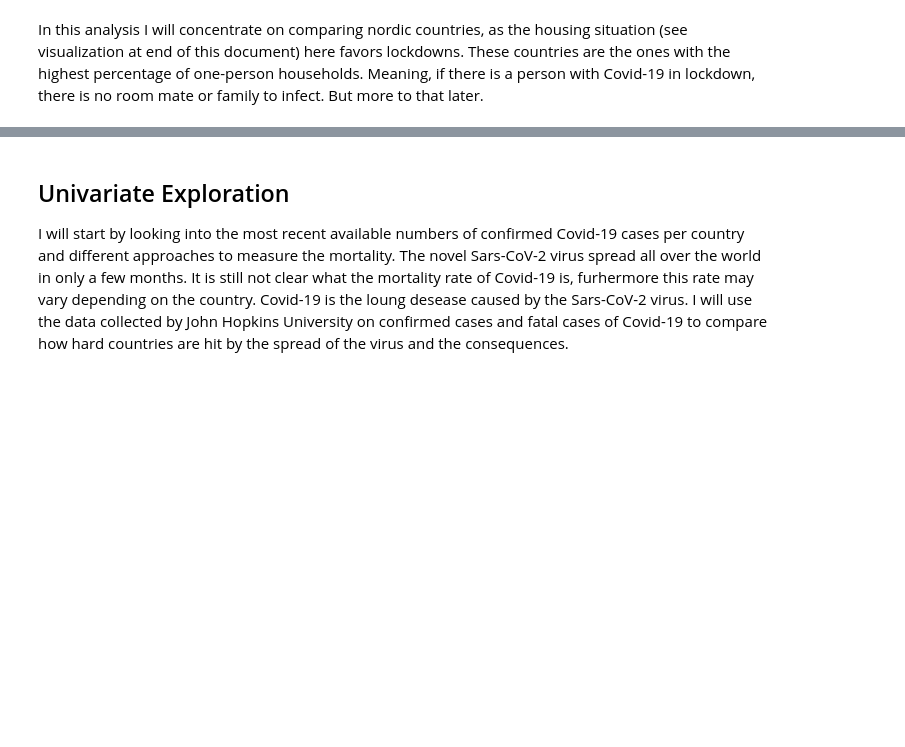
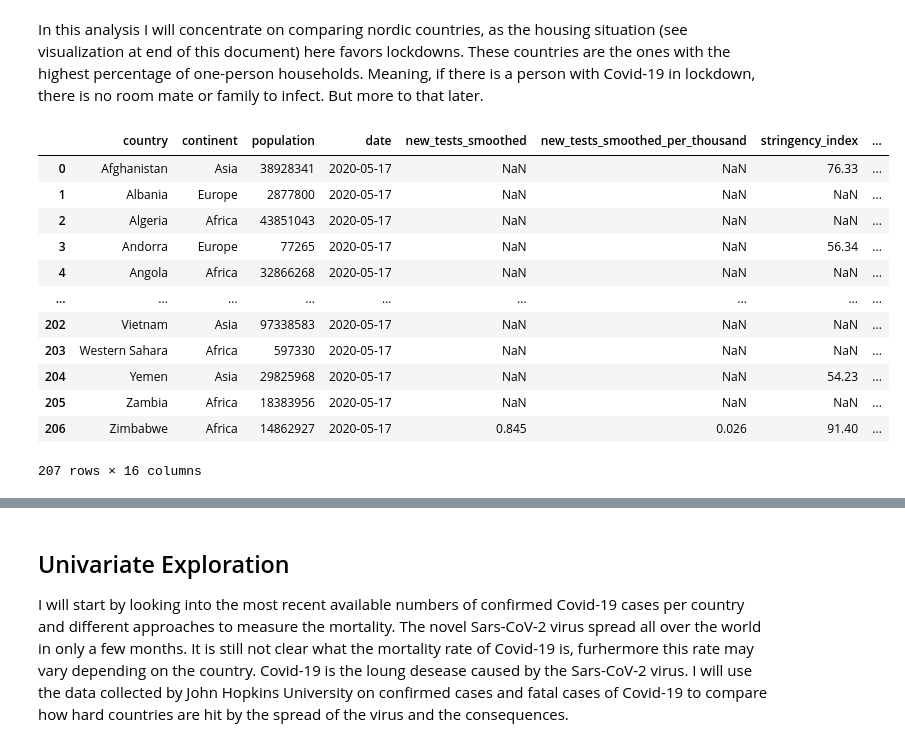
Before and after one commit to AtulSingh-Emyre/AnalysisCovid19, a Jupyter notebook: exploration_Covid19.ipynb, the cells around one changed output, grey strips where cells are left out. Saved outputs shown, nothing was run; the diff lists cells and outputs as text; code cells hidden in the pictures; blank space fills up the shorter version.

```diff
--- a/exploration_Covid19.ipynb
+++ b/exploration_Covid19.ipynb
@@ -142,0 +145,16 @@ df_covidCases_today.drop(['Unnamed: 0'], axis=1, inplace=True)
+# %%
+df_countryMetrics_Snapshot
+# %% [output]
+|  | country | continent | population | date | new_tests_smoothed | new_tests_smoothed_per_thousand | stringency_index | ... |
+| 0 | Afghanistan | Asia | 38928341 | 2020-05-17 | NaN | NaN | 76.33 | ... |
+| 1 | Albania | Europe | 2877800 | 2020-05-17 | NaN | NaN | NaN | ... |
+| 2 | Algeria | Africa | 43851043 | 2020-05-17 | NaN | NaN | NaN | ... |
+| 3 | Andorra | Europe | 77265 | 2020-05-17 | NaN | NaN | 56.34 | ... |
+| 4 | Angola | Africa | 32866268 | 2020-05-17 | NaN | NaN | NaN | ... |
+| ... | ... | ... | ... | ... | ... | ... | ... | ... |
+| 202 | Vietnam | Asia | 97338583 | 2020-05-17 | NaN | NaN | NaN | ... |
+| 203 | Western Sahara | Africa | 597330 | 2020-05-17 | NaN | NaN | NaN | ... |
+| 204 | Yemen | Asia | 29825968 | 2020-05-17 | NaN | NaN | 54.23 | ... |
+| 205 | Zambia | Africa | 18383956 | 2020-05-17 | NaN | NaN | NaN | ... |
+| 206 | Zimbabwe | Africa | 14862927 | 2020-05-17 | 0.845 | 0.026 | 91.40 | ... |
+207 rows × 16 columns
```
Also changed, not shown: parts of 25 cells of this notebook, 1 other file.
